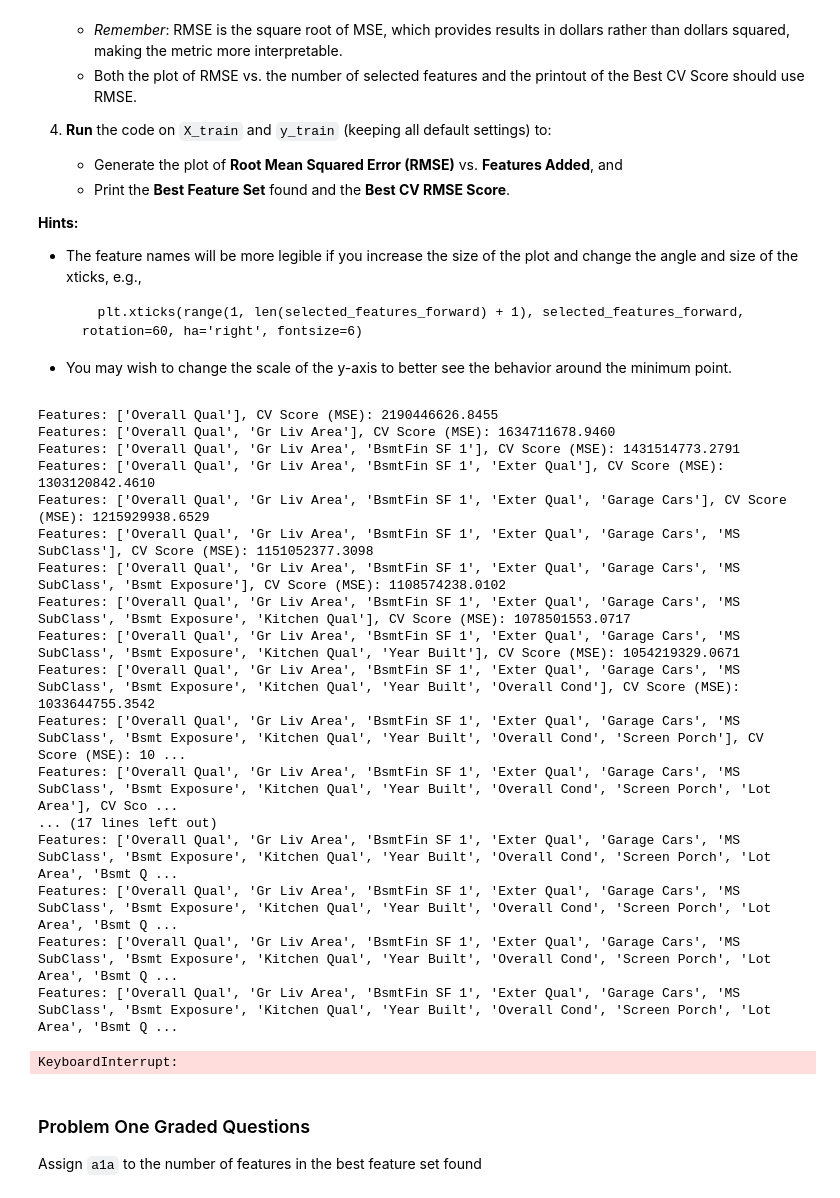
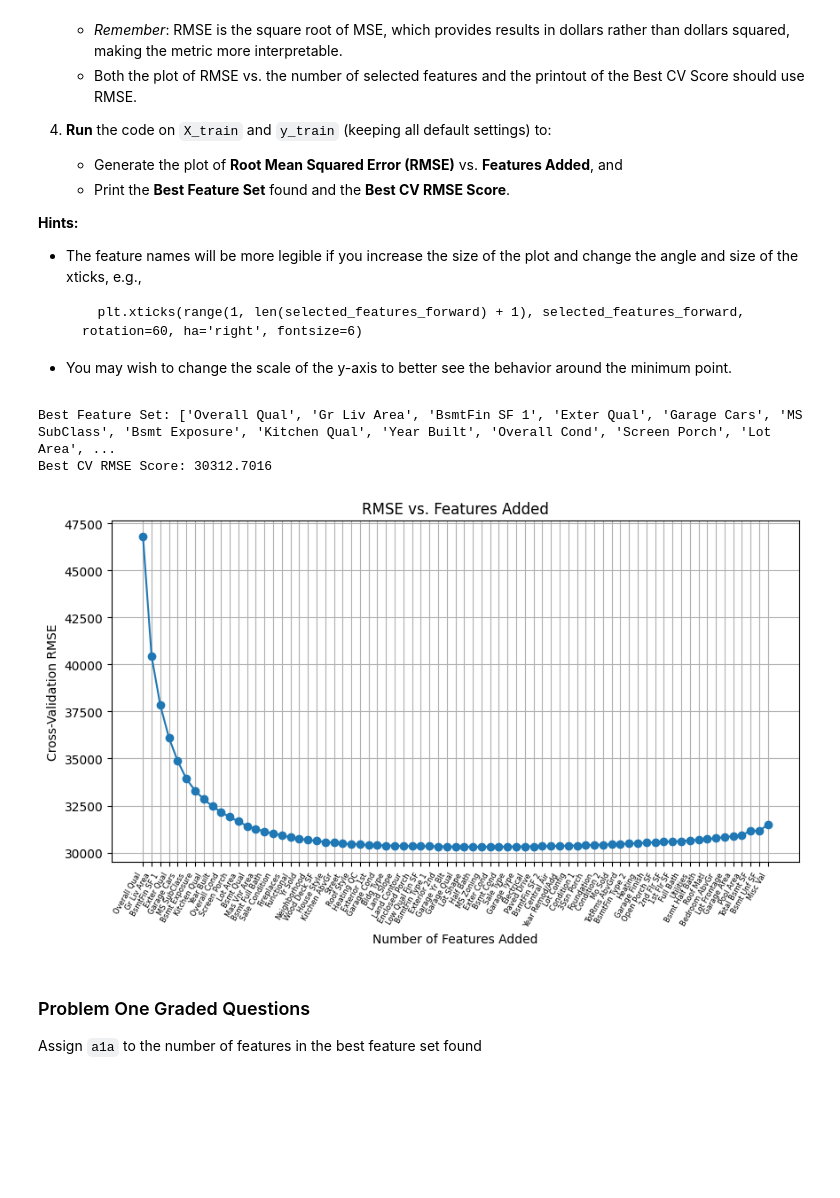
Before and after one commit to Smi7hey13/OMDS603, a Jupyter notebook: Module-3-Assignments-main/Homework_05.ipynb, the cells around one changed output. Saved outputs shown, nothing was run; the diff lists cells and outputs as text; code cells hidden in the pictures; blank space fills up the shorter version.

```diff
--- a/Module-3-Assignments-main/Homework_05.ipynb
+++ b/Module-3-Assignments-main/Homework_05.ipynb
@@ -203,7 +149,8 @@ def forward_feature_selection(X, y, model,
             cv_score = -cross_val_score(model, X[current_features], y,
                                         scoring=scoring, cv=cv, n_jobs=n_jobs
                                        ).mean()
-            scores[feature] = cv_score
+            rmse_score = np.sqrt(cv_score)
+            scores[feature] = rmse_score
 
         # Select the feature that minimizes the CV score
         best_feature = min(scores, key=scores.get)
@@ -241,32 +188,27 @@ def forward_feature_selection(X, y, model,
     )
 # %%
 # Your code here:  Run Forward Feature Selection, plot the results, and print out the Best Feature Set and the Best CV Score found.
+model = LinearRegression()
+selected_features_forward, best_scores_forward, best_feature_set_forward, best_rmse_score_forward = forward_feature_selection(X_train, y_train, model)
 
-selected_features, best_scores, best_feature_set, best_score = forward_feature_selection(
-    X_train, y_train, "model", scoring='neg_mean_squared_error', cv=5, tol=1e-4, max_features=None, verbose=True
-)
-
-print("\nBest Feature Set:", best_feature_set)
-print("Best CV Score:", best_score)
+print(f"\nBest Feature Set: {best_feature_set_forward}")
+print(f"Best CV RMSE Score: {best_rmse_score_forward:.4f}")
 # %% [output]
-Features: ['Overall Qual'], CV Score (MSE): 2190446626.8455
-Features: ['Overall Qual', 'Gr Liv Area'], CV Score (MSE): 1634711678.9460
-Features: ['Overall Qual', 'Gr Liv Area', 'BsmtFin SF 1'], CV Score (MSE): 1431514773.2791
-Features: ['Overall Qual', 'Gr Liv Area', 'BsmtFin SF 1', 'Exter Qual'], CV Score (MSE): 1303120842.4610
-Features: ['Overall Qual', 'Gr Liv Area', 'BsmtFin SF 1', 'Exter Qual', 'Garage Cars'], CV Score (MSE): 1215929938.6529
-Features: ['Overall Qual', 'Gr Liv Area', 'BsmtFin SF 1', 'Exter Qual', 'Garage Cars', 'MS SubClass'], CV Score (MSE): 1151052377.3098
-Features: ['Overall Qual', 'Gr Liv Area', 'BsmtFin SF 1', 'Exter Qual', 'Garage Cars', 'MS SubClass', 'Bsmt Exposure'], CV Score (MSE): 1108574238.0102
-Features: ['Overall Qual', 'Gr Liv Area', 'BsmtFin SF 1', 'Exter Qual', 'Garage Cars', 'MS SubClass', 'Bsmt Exposure', 'Kitchen Qual'], CV Score (MSE): 1078501553.0717
-Features: ['Overall Qual', 'Gr Liv Area', 'BsmtFin SF 1', 'Exter Qual', 'Garage Cars', 'MS SubClass', 'Bsmt Exposure', 'Kitchen Qual', 'Year Built'], CV Score (MSE): 1054219329.0671
-Features: ['Overall Qual', 'Gr Liv Area', 'BsmtFin SF 1', 'Exter Qual', 'Garage Cars', 'MS SubClass', 'Bsmt Exposure', 'Kitchen Qual', 'Year Built', 'Overall Cond'], CV Score (MSE): 1033644755.3542
-Features: ['Overall Qual', 'Gr Liv Area', 'BsmtFin SF 1', 'Exter Qual', 'Garage Cars', 'MS SubClass', 'Bsmt Exposure', 'Kitchen Qual', 'Year Built', 'Overall Cond', 'Screen Porch'], CV Score (MSE): 10 ...
-Features: ['Overall Qual', 'Gr Liv Area', 'BsmtFin SF 1', 'Exter Qual', 'Garage Cars', 'MS SubClass', 'Bsmt Exposure', 'Kitchen Qual', 'Year Built', 'Overall Cond', 'Screen Porch', 'Lot Area'], CV Sco ...
-... (17 lines left out)
-Features: ['Overall Qual', 'Gr Liv Area', 'BsmtFin SF 1', 'Exter Qual', 'Garage Cars', 'MS SubClass', 'Bsmt Exposure', 'Kitchen Qual', 'Year Built', 'Overall Cond', 'Screen Porch', 'Lot Area', 'Bsmt Q ...
-Features: ['Overall Qual', 'Gr Liv Area', 'BsmtFin SF 1', 'Exter Qual', 'Garage Cars', 'MS SubClass', 'Bsmt Exposure', 'Kitchen Qual', 'Year Built', 'Overall Cond', 'Screen Porch', 'Lot Area', 'Bsmt Q ...
-Features: ['Overall Qual', 'Gr Liv Area', 'BsmtFin SF 1', 'Exter Qual', 'Garage Cars', 'MS SubClass', 'Bsmt Exposure', 'Kitchen Qual', 'Year Built', 'Overall Cond', 'Screen Porch', 'Lot Area', 'Bsmt Q ...
-Features: ['Overall Qual', 'Gr Liv Area', 'BsmtFin SF 1', 'Exter Qual', 'Garage Cars', 'MS SubClass', 'Bsmt Exposure', 'Kitchen Qual', 'Year Built', 'Overall Cond', 'Screen Porch', 'Lot Area', 'Bsmt Q ...
+Best Feature Set: ['Overall Qual', 'Gr Liv Area', 'BsmtFin SF 1', 'Exter Qual', 'Garage Cars', 'MS SubClass', 'Bsmt Exposure', 'Kitchen Qual', 'Year Built', 'Overall Cond', 'Screen Porch', 'Lot Area', ...
+Best CV RMSE Score: 30312.7016
-KeyboardInterrupt:
+# %%
+plt.figure(figsize=(10, 5))
+plt.plot(range(1, len(selected_features_forward) + 1), best_scores_forward, marker='o', linestyle='-')
+plt.xlabel("Number of Features Added")
+plt.ylabel("Cross-Validation RMSE")
+plt.title("RMSE vs. Features Added")
+
+plt.xticks(range(1, len(selected_features_forward) + 1), selected_features_forward, rotation=60, ha='right', fontsize=6)
+
+plt.grid()
+plt.show()
+# %% [output]
+[figure, added]
 # %% [markdown]
 ### Problem One Graded Questions
 
```
Also changed, not shown: parts of 22 cells of this notebook.
